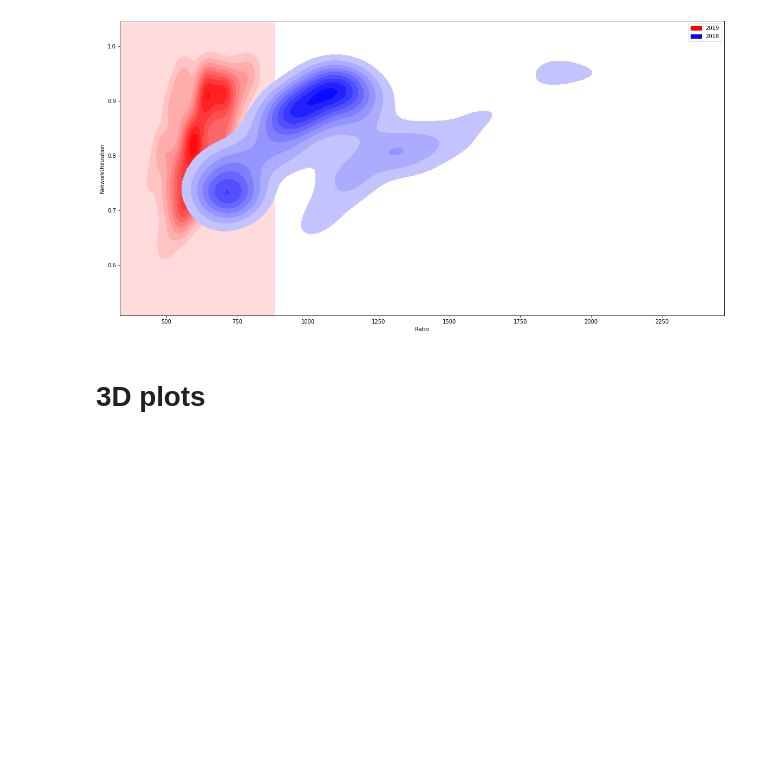
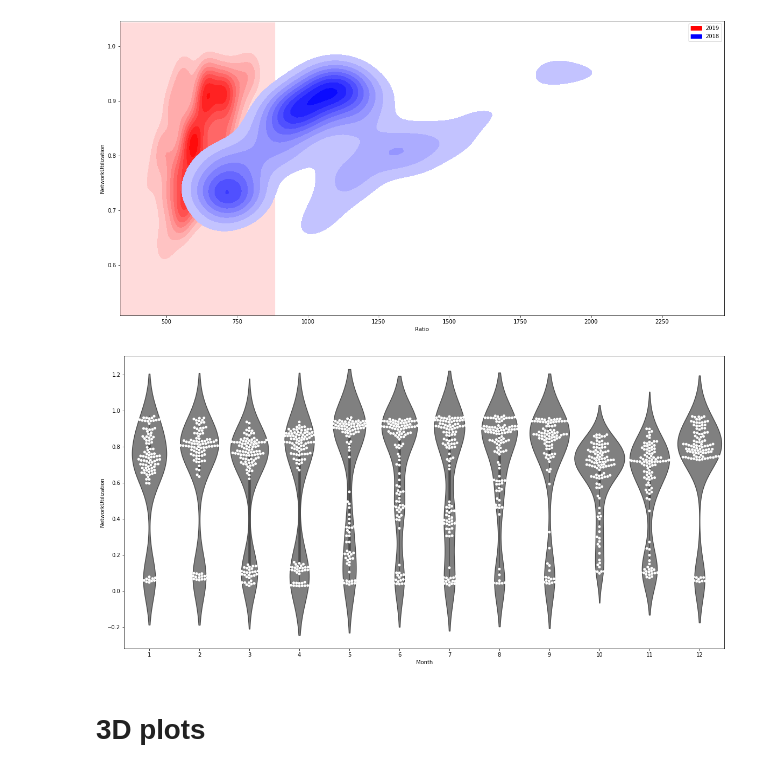
Before and after one commit to HektorLin/Etherscan_visualization, a Jupyter notebook: Etherscan_Visualization.ipynb, the cells around one changed output. Drawn from its saved outputs; the diff is of its cells as text; code cells hidden in the pictures; blank space fills up the shorter version.

```diff
--- a/Etherscan_Visualization.ipynb
+++ b/Etherscan_Visualization.ipynb
@@ -284,6 +290,14 @@ plt.legend(handles=label_patches, loc='upper right')
 # %% [output]
 <matplotlib.legend.Legend at 0x...>
 [figure]
+# %%
+#Draw swarms of observations on top of a violin plot: (https://seaborn.pydata.org/generated/seaborn.swarmplot.html)
+
+fig, ax = plt.subplots(figsize=(20,10))
+ax = sns.violinplot(x=df["Month"],y=df["NetworkUtilization"], color='grey', width=1)
+ax = sns.swarmplot(x=df["Month"], y=df["NetworkUtilization"], color="white", edgecolor="gray")
+# %% [output]
+[figure, added]
 # %% [markdown]
 # 3D plots
 # %%
```
Also changed, not shown: parts of 3 cells of this notebook.
